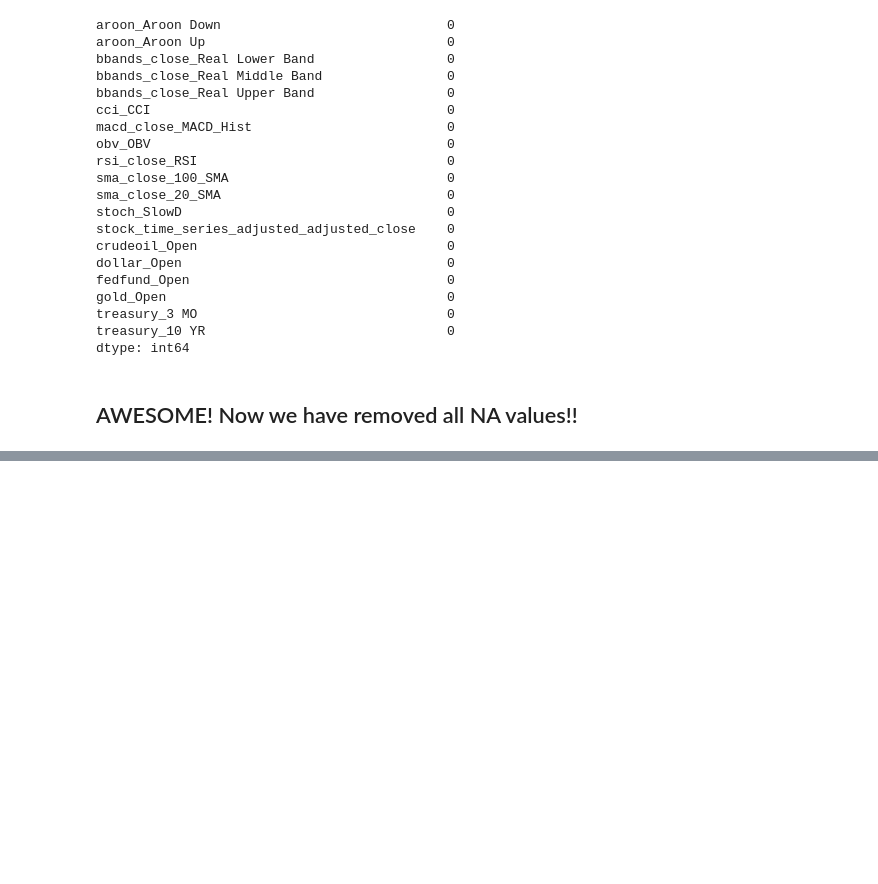
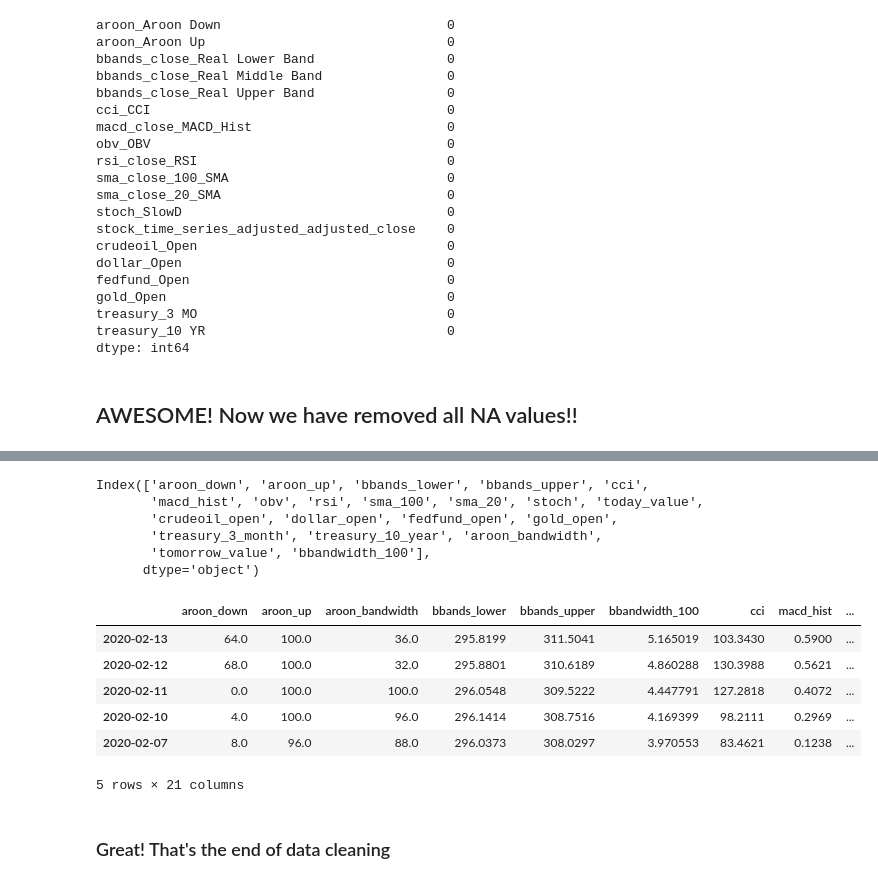
Before and after one commit to HaoxuanXu/Stock_Market_Trend_Prediction, a Jupyter notebook: Data_Cleaning.ipynb, the cells around one changed output, grey strips where cells are left out. Saved outputs shown, nothing was run; the diff lists cells and outputs as text; code cells hidden in the pictures; blank space fills up the shorter version.

```diff
--- a/Data_Cleaning.ipynb
+++ b/Data_Cleaning.ipynb
@@ -503,3 +617,29 @@ dtype: int64
+# %%
+data_col_trimmed.columns
+# %% [output]
+Index(['aroon_down', 'aroon_up', 'bbands_lower', 'bbands_upper', 'cci',
+       'macd_hist', 'obv', 'rsi', 'sma_100', 'sma_20', 'stoch', 'today_value',
+       'crudeoil_open', 'dollar_open', 'fedfund_open', 'gold_open',
+       'treasury_3_month', 'treasury_10_year', 'aroon_bandwidth',
+       'tomorrow_value', 'bbandwidth_100'],
+      dtype='object')
+# %%
+# Now let's rearrange the order of the columns
+rearranged_cols = ["aroon_down", "aroon_up", "aroon_bandwidth", "bbands_lower", "bbands_upper", "bbandwidth_100",
+                  "cci", "macd_hist", "obv", "rsi", "sma_100", "sma_20", "stoch", "today_value", "crudeoil_open",
+                  "dollar_open", "fedfund_open", "gold_open", "treasury_3_month", "treasury_10_year", "tomorrow_value"]
+
+data_final = data_col_trimmed[rearranged_cols]
+# %%
+data_final.head()
+# %% [output]
+|  | aroon_down | aroon_up | aroon_bandwidth | bbands_lower | bbands_upper | bbandwidth_100 | cci | macd_hist | ... |
+| 2020-02-13 | 64.0 | 100.0 | 36.0 | 295.8199 | 311.5041 | 5.165019 | 103.3430 | 0.5900 | ... |
+| 2020-02-12 | 68.0 | 100.0 | 32.0 | 295.8801 | 310.6189 | 4.860288 | 130.3988 | 0.5621 | ... |
+| 2020-02-11 | 0.0 | 100.0 | 100.0 | 296.0548 | 309.5222 | 4.447791 | 127.2818 | 0.4072 | ... |
+| 2020-02-10 | 4.0 | 100.0 | 96.0 | 296.1414 | 308.7516 | 4.169399 | 98.2111 | 0.2969 | ... |
+| 2020-02-07 | 8.0 | 96.0 | 88.0 | 296.0373 | 308.0297 | 3.970553 | 83.4621 | 0.1238 | ... |
+5 rows × 21 columns
 # %%
 # Let's save the dataframe into a separate csv file
 data_since_2011_02.to_csv("SP_500_no_NA.csv")
@@ -505,0 +647,2 @@ data_since_2011_02.to_csv("SP_500_no_NA.csv")
+# %% [markdown]
+### Great! That's the end of data cleaning
```
Also changed, not shown: parts of 13 cells of this notebook, 2 other files.
